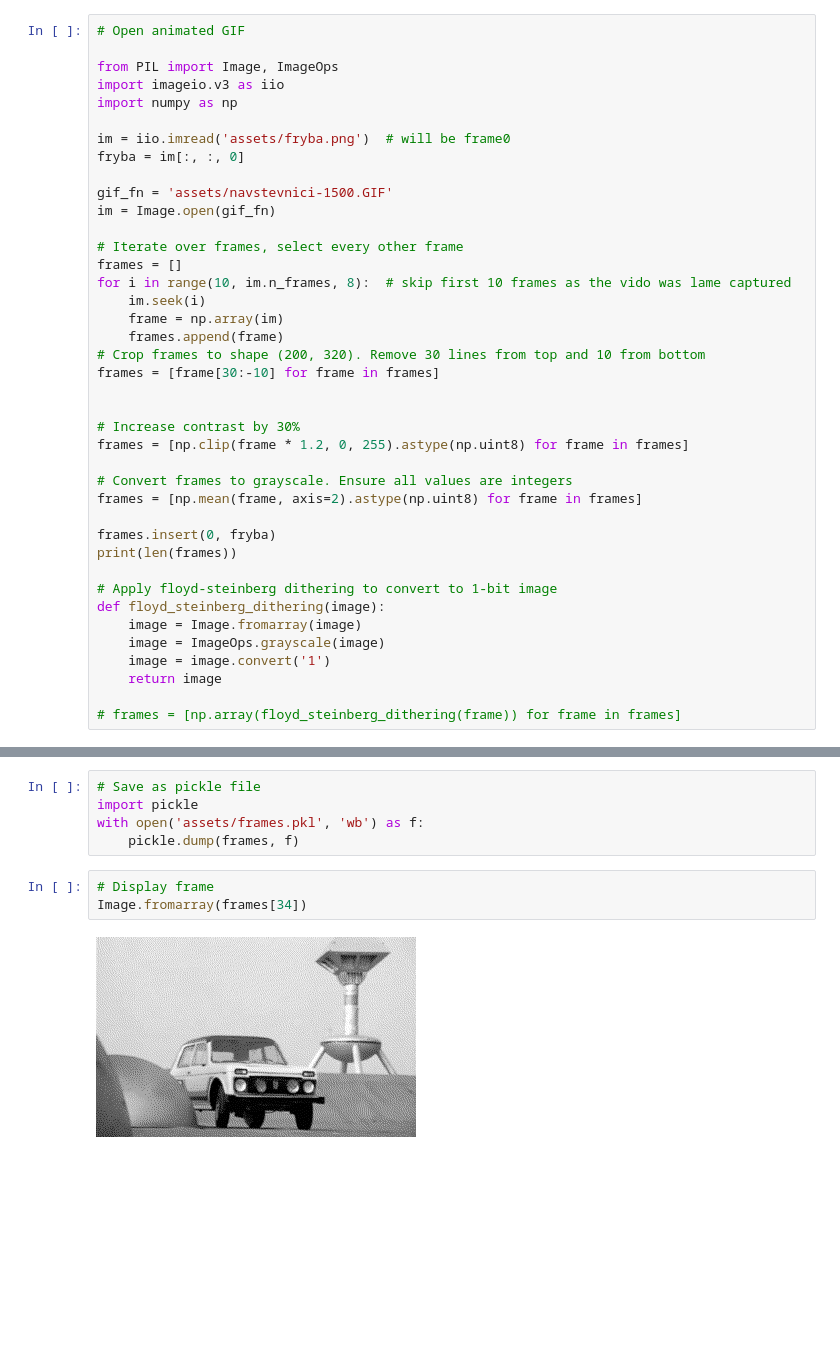
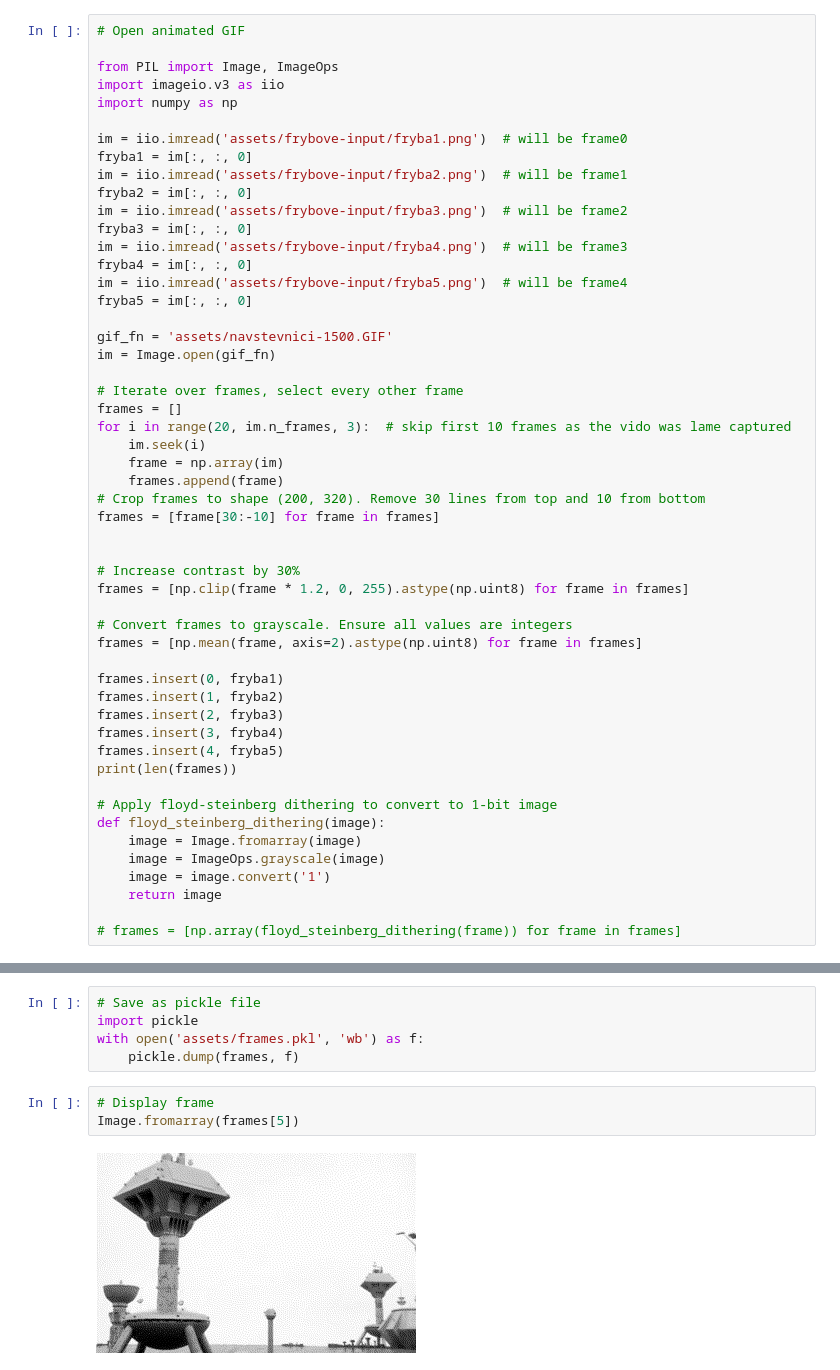
Before and after one commit to slesinger/meetro, a Jupyter notebook: tools/video.ipynb, the cells around one changed output, grey strips where cells are left out. Cells and saved outputs as stored; diff of their text form; blank space fills up the shorter version.

```diff
--- a/tools/video.ipynb
+++ b/tools/video.ipynb
@@ -5,15 +5,23 @@ from PIL import Image, ImageOps
 import imageio.v3 as iio
 import numpy as np
 
-im = iio.imread('assets/fryba.png')  # will be frame0
-fryba = im[:, :, 0]
+im = iio.imread('assets/frybove-input/fryba1.png')  # will be frame0
+fryba1 = im[:, :, 0]
+im = iio.imread('assets/frybove-input/fryba2.png')  # will be frame1
+fryba2 = im[:, :, 0]
+im = iio.imread('assets/frybove-input/fryba3.png')  # will be frame2
+fryba3 = im[:, :, 0]
+im = iio.imread('assets/frybove-input/fryba4.png')  # will be frame3
+fryba4 = im[:, :, 0]
+im = iio.imread('assets/frybove-input/fryba5.png')  # will be frame4
+fryba5 = im[:, :, 0]
 
 gif_fn = 'assets/navstevnici-1500.GIF'
 im = Image.open(gif_fn)
 
 # Iterate over frames, select every other frame
 frames = []
-for i in range(10, im.n_frames, 8):  # skip first 10 frames as the vido was lame captured
+for i in range(20, im.n_frames, 3):  # skip first 10 frames as the vido was lame captured
     im.seek(i)
     frame = np.array(im)
     frames.append(frame)
@@ -27,7 +35,11 @@ frames = [np.clip(frame * 1.2, 0, 255).astype(np.uint8) for frame in frames]
 # Convert frames to grayscale. Ensure all values are integers
 frames = [np.mean(frame, axis=2).astype(np.uint8) for frame in frames]
 
-frames.insert(0, fryba)
+frames.insert(0, fryba1)
+frames.insert(1, fryba2)
+frames.insert(2, fryba3)
+frames.insert(3, fryba4)
+frames.insert(4, fryba5)
 print(len(frames))
 
 # Apply floyd-steinberg dithering to convert to 1-bit image
@@ -47,6 +59,6 @@ with open('assets/frames.pkl', 'wb') as f:
     pickle.dump(frames, f)
 # %%
 # Display frame
-Image.fromarray(frames[34])
+Image.fromarray(frames[5])
 # %% [output]
-[figure, old version]
+[figure, new version]
```
Also changed, not shown: parts of 1 cell of this notebook, 7 other files.
